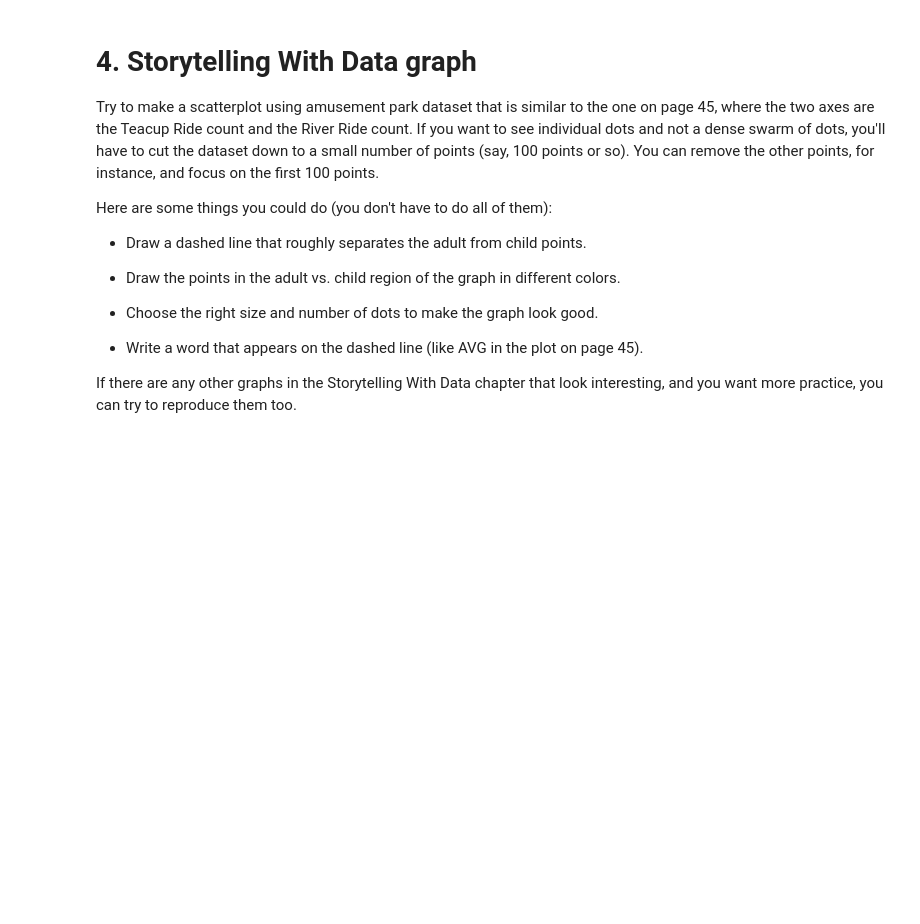
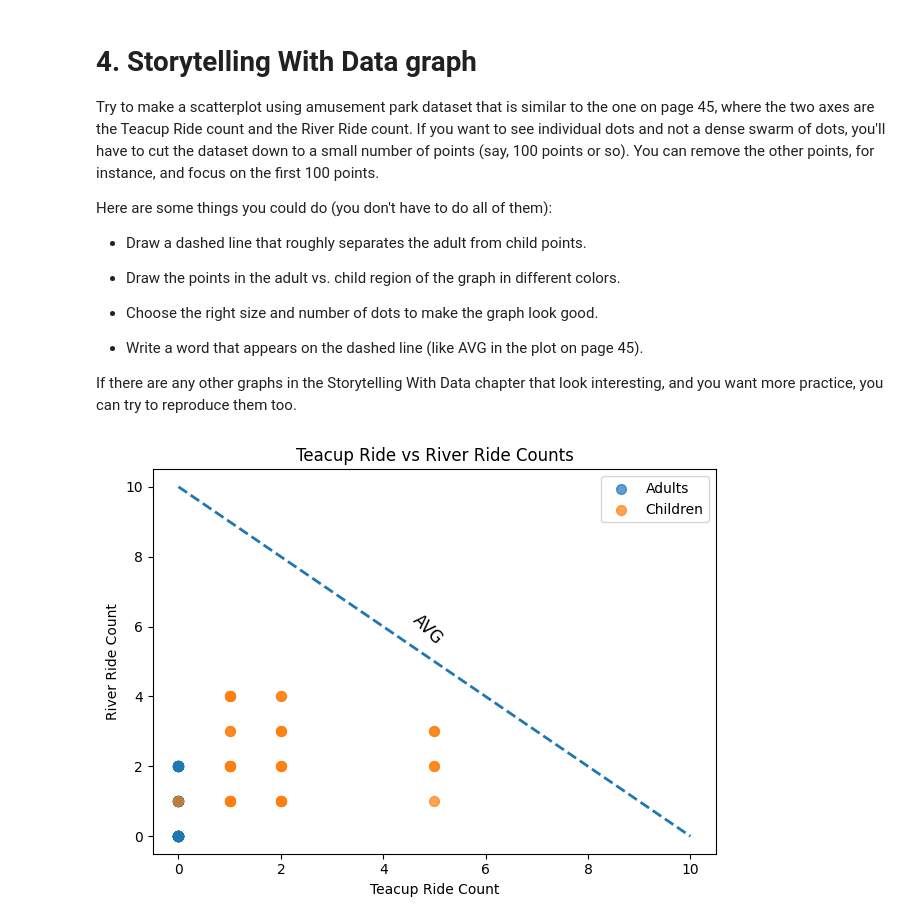
Before and after one commit to svajhart-bu/dx699, a Jupyter notebook: week-03/OMDS-ModB2-Week3-Svajhart-Michael.ipynb, the cells around one changed output. Drawn from its saved outputs; the diff is of its cells as text; code cells hidden in the pictures; blank space fills up the shorter version.

```diff
--- a/week-03/OMDS-ModB2-Week3-Svajhart-Michael.ipynb
+++ b/week-03/OMDS-ModB2-Week3-Svajhart-Michael.ipynb
@@ -250,3 +418,50 @@ Here are some things you could do (you don't have to do all of them):
 * Write a word that appears on the dashed line (like AVG in the plot on page 45).
 
 If there are any other graphs in the Storytelling With Data chapter that look interesting, and you want more practice, you can try to reproduce them too.
+# %%
+
+story_df = df.head(100)
+
+adults = story_df[story_df["IsAdult"] == True]
+children = story_df[story_df["IsAdult"] == False]
+
+plt.scatter(
+    adults['TeacupRide'],
+    adults['RiverRide'],
+    alpha=0.7,
+    s=50,
+    label='Adults'
+)
+
+plt.scatter(
+    children['TeacupRide'],
+    children['RiverRide'],
+    alpha=0.7,
+    s=50,
+    label='Children'
+)
+
+plt.plot(
+    [0, 10],
+    [10, 0],
+    linestyle='--',
+    linewidth=2
+)
+
+plt.text(
+    4.5,
+    5.5,
+    'AVG',
+    rotation=-45,
+    fontsize=12
+)
+
+plt.title('Teacup Ride vs River Ride Counts')
+plt.xlabel('Teacup Ride Count')
+plt.ylabel('River Ride Count')
+plt.legend()
+
+plt.tight_layout()
+plt.show()
+# %% [output]
+[figure, added]
```
Also changed, not shown: parts of 9 cells of this notebook, 2 other files.
